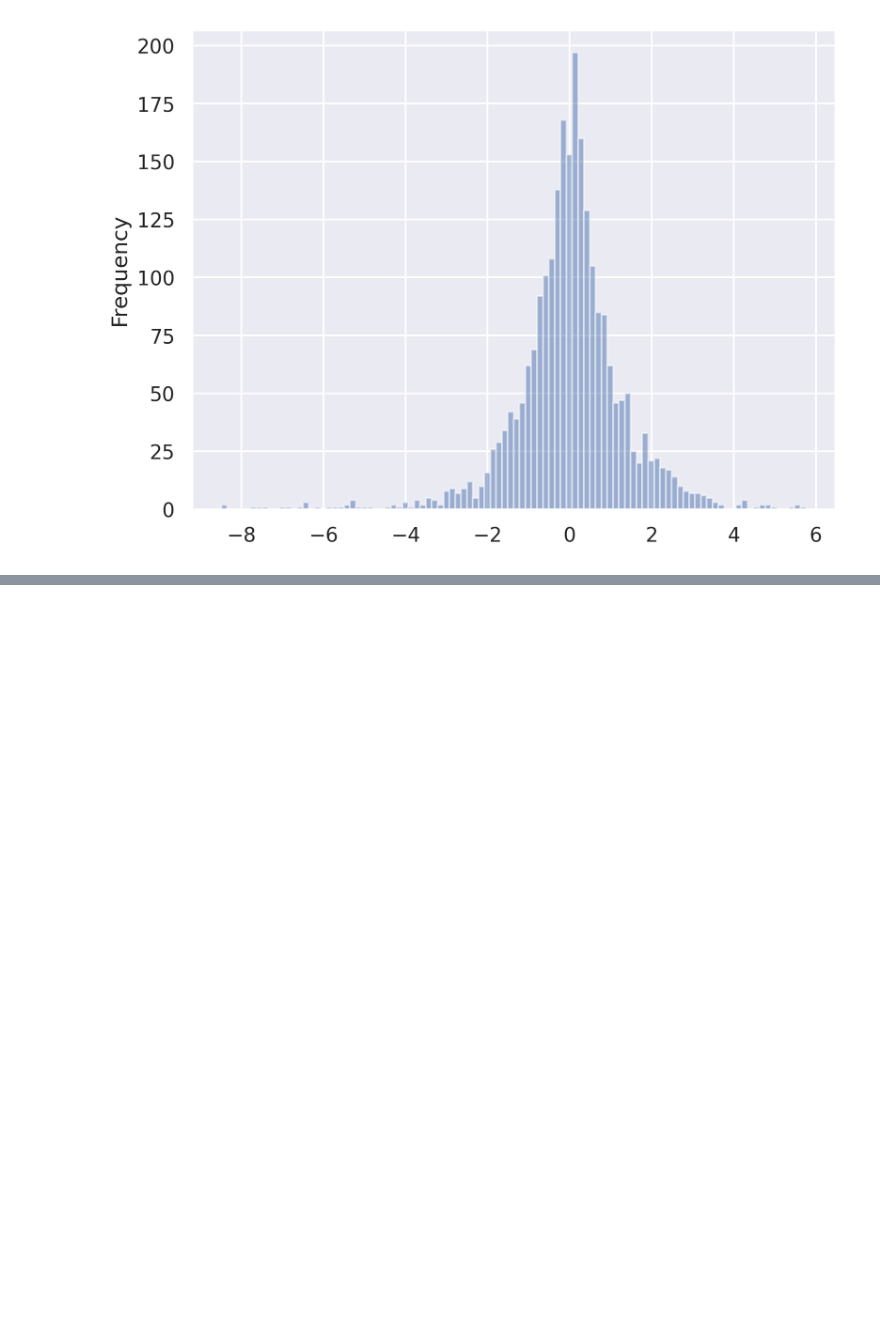
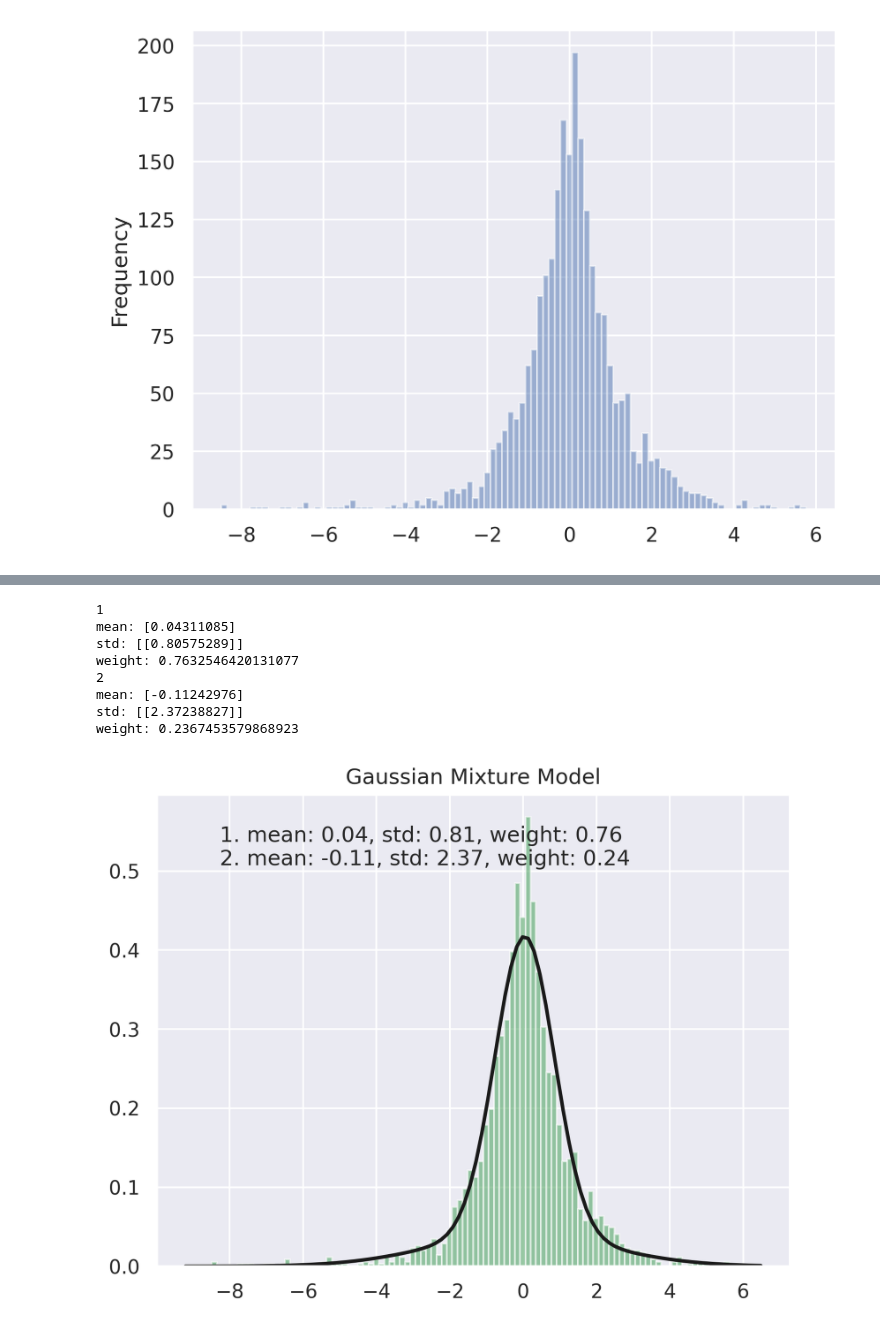
Before and after one commit to daniel620/DRL-for-QT, a Jupyter notebook: get_data/return_distribution.ipynb, the cells around one changed output, grey strips where cells are left out. Drawn from its saved outputs; the diff is of its cells as text; code cells hidden in the pictures; blank space fills up the shorter version.

```diff
--- a/get_data/return_distribution.ipynb
+++ b/get_data/return_distribution.ipynb
@@ -32,0 +52,41 @@ plt.show()
+# %%
+# 拟合高斯混合分布
+from sklearn.mixture import GaussianMixture
+gmm = GaussianMixture(n_components=2, covariance_type='full').fit(data['pct_chg'].values.reshape(-1, 1))
+# 画图
+plt.hist(data['pct_chg'], bins=100, density=True, alpha=0.6, color='g')
+# 画拟合曲线
+xmin, xmax = plt.xlim()
+x = np.linspace(xmin, xmax, 100)
+p = gmm.score_samples(x.reshape(-1, 1))
+plt.plot(x, np.exp(p), 'k', linewidth=2)
+
+
+# 输出两个混合分布参数
+for i in range(2):
+    print(i+1)
+    print('mean:', gmm.means_[i])
+    print('std:', np.sqrt(gmm.covariances_[i]))
+    print('weight:', gmm.weights_[i])
+
+# 分布参数作为注释, 居中显示
+plt.annotate('1. mean: %.2f, std: %.2f, weight: %.2f \n2. mean: %.2f, std: %.2f, weight: %.2f' % \
+             (gmm.means_[0], np.sqrt(gmm.covariances_[0]), gmm.weights_[0],gmm.means_[1]\
+              , np.sqrt(gmm.covariances_[1]), gmm.weights_[1]), xy=(0.1, 0.85), xycoords='axes fraction')
+
+# 标题
+plt.title('Gaussian Mixture Model')
+
+
+plt.savefig(os.path.join(data_dir, 'SEE_return_distribution_fit.png'))
+plt.show()
+# %% [output]
+1
+mean: [0.04311085]
+std: [[0.80575289]]
+weight: 0.7632546420131077
+2
+mean: [-0.11242976]
+std: [[2.37238827]]
+weight: 0.2367453579868923
+[figure, added]
```
Also changed, not shown: parts of 1 cell of this notebook, 2 other files.
